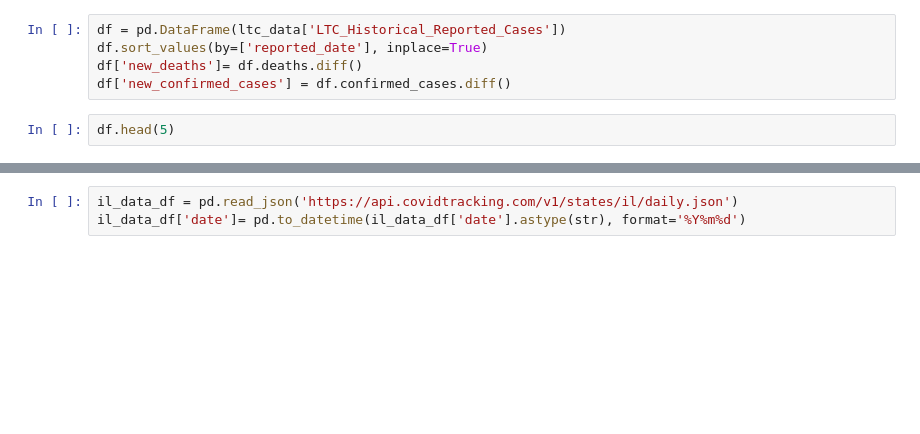
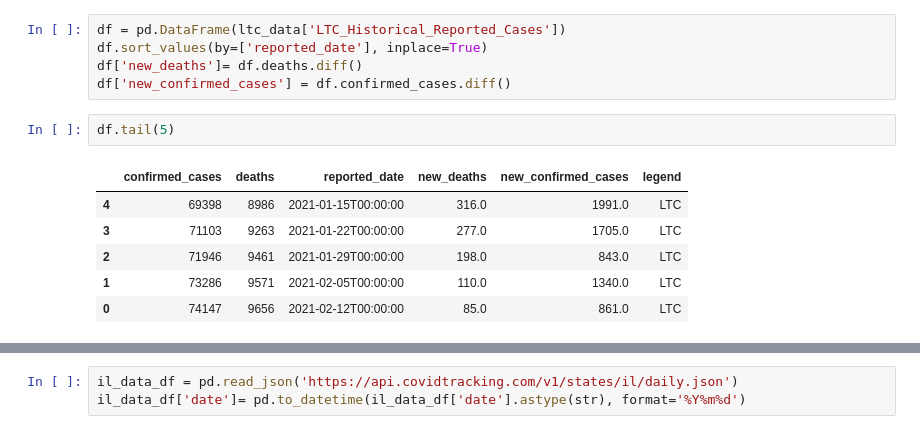
Before and after one commit to MrSteve2/CTP-Reporting, a Jupyter notebook: States/IL/IL_LTC_Get_n_Process.ipynb, the cells around one changed output, grey strips where cells are left out. Saved outputs shown, nothing was run; the diff lists cells and outputs as text; blank space fills up the shorter version.

```diff
--- a/States/IL/IL_LTC_Get_n_Process.ipynb
+++ b/States/IL/IL_LTC_Get_n_Process.ipynb
@@ -158,7 +247,14 @@ df.sort_values(by=['reported_date'], inplace=True)
 df['new_deaths']= df.deaths.diff()
 df['new_confirmed_cases'] = df.confirmed_cases.diff()
 # %%
-df.head(5)
+df.tail(5)
+# %% [output]
+|  | confirmed_cases | deaths | reported_date | new_deaths | new_confirmed_cases | legend |
+| 4 | 69398 | 8986 | 2021-01-15T00:00:00 | 316.0 | 1991.0 | LTC |
+| 3 | 71103 | 9263 | 2021-01-22T00:00:00 | 277.0 | 1705.0 | LTC |
+| 2 | 71946 | 9461 | 2021-01-29T00:00:00 | 198.0 | 843.0 | LTC |
+| 1 | 73286 | 9571 | 2021-02-05T00:00:00 | 110.0 | 1340.0 | LTC |
+| 0 | 74147 | 9656 | 2021-02-12T00:00:00 | 85.0 | 861.0 | LTC |
 # %%
 chart_title = 'IL LTC Cases by Week'
 chart1 = alt.Chart(df).mark_bar().encode(
```
Also changed, not shown: parts of 15 cells of this notebook, 8 other files.
